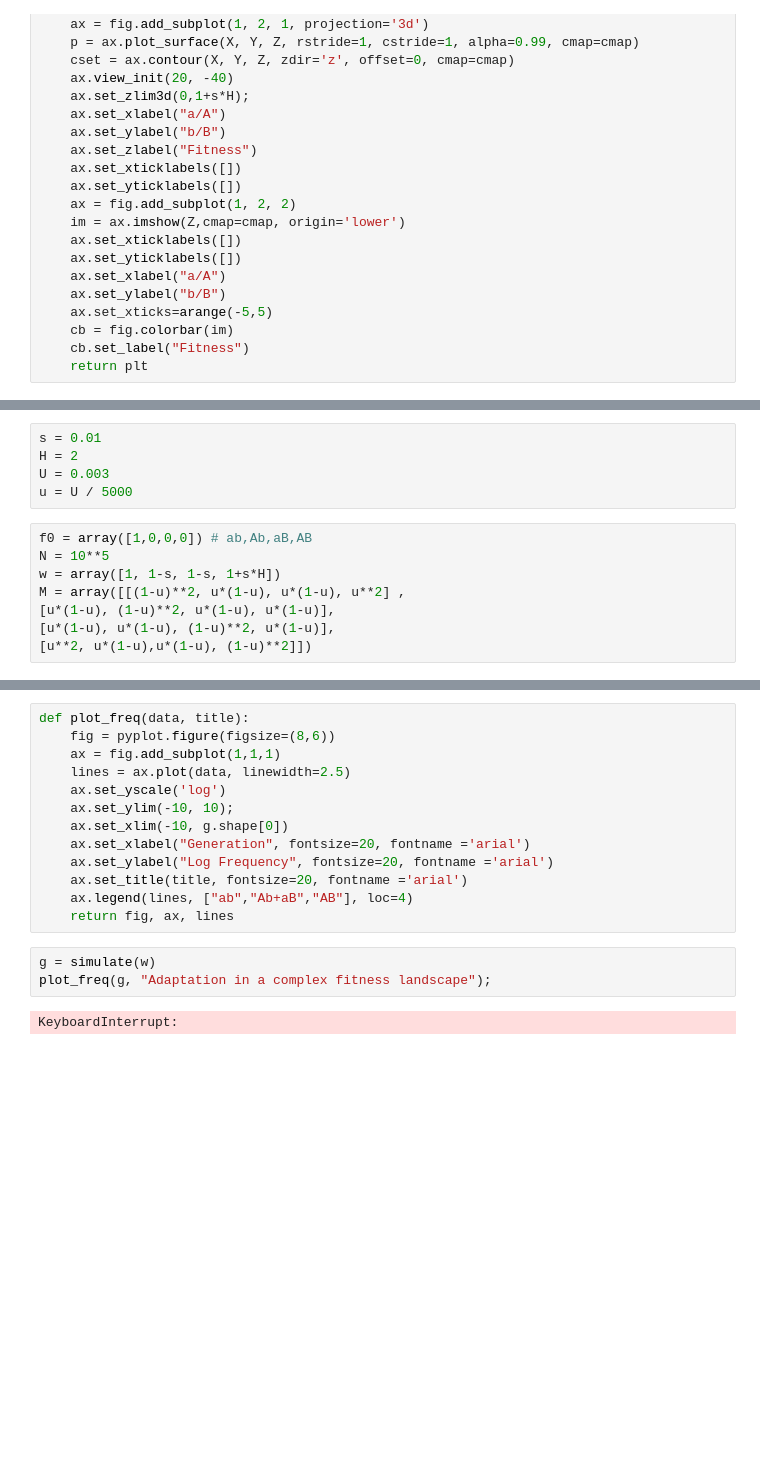
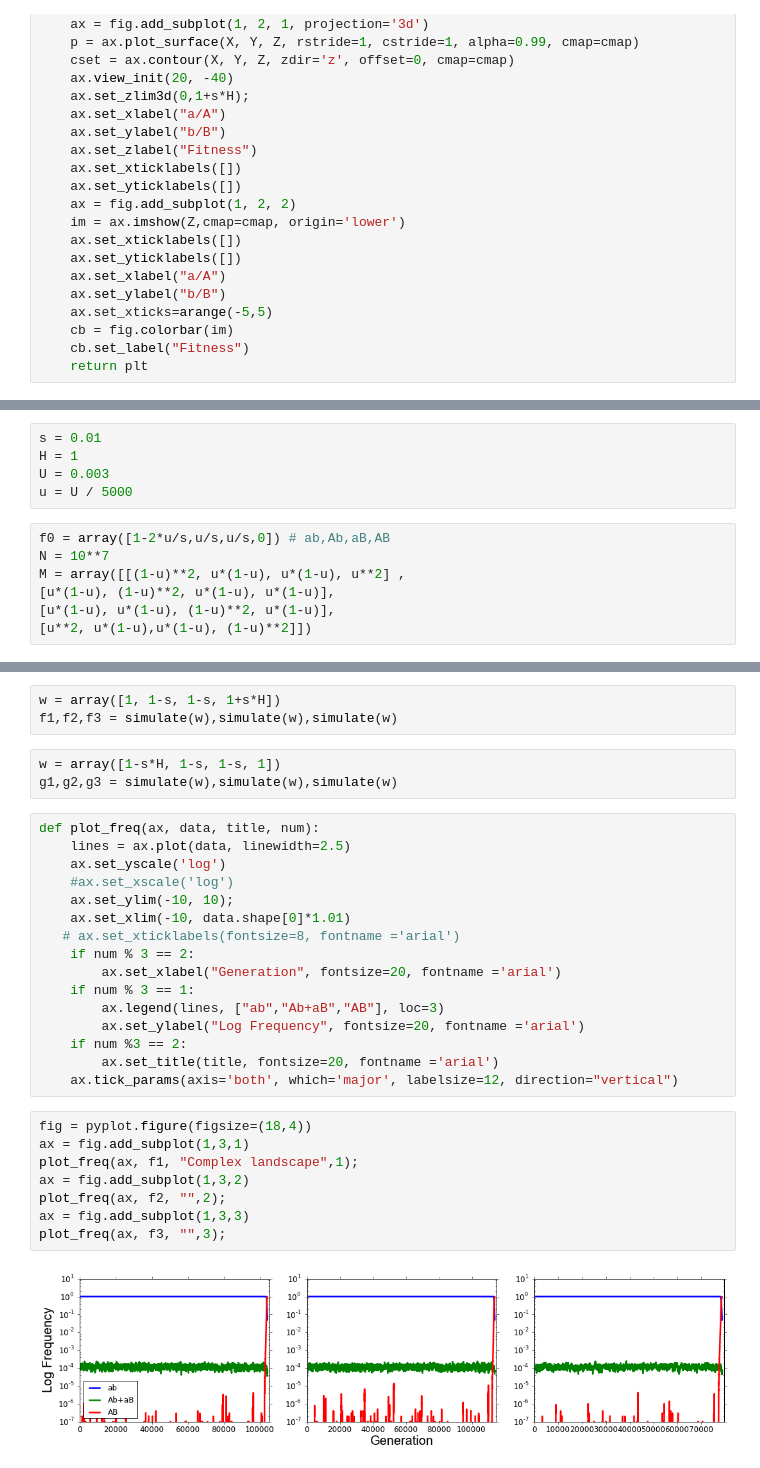
Before and after one commit to yoavram/SIDEER2013, a Jupyter notebook: presentation.ipynb, the cells around one changed output, grey strips where cells are left out. Cells and saved outputs as stored; diff of their text form; blank space fills up the shorter version.

```diff
--- a/presentation.ipynb
+++ b/presentation.ipynb
@@ -56,12 +56,11 @@ plot_fitness_landscape(s=0.1,H=2, fitness=simple_fitness);
 # %%
 s = 0.01
-H = 2
+H = 1
 U = 0.003
 u = U / 5000
 # %%
-f0 = array([1,0,0,0]) # ab,Ab,aB,AB
-N = 10**5
-w = array([1, 1-s, 1-s, 1+s*H])
+f0 = array([1-2*u/s,u/s,u/s,0]) # ab,Ab,aB,AB
+N = 10**7
 M = array([[(1-u)**2, u*(1-u), u*(1-u), u**2] ,
 [u*(1-u), (1-u)**2, u*(1-u), u*(1-u)],
 [u*(1-u), u*(1-u), (1-u)**2, u*(1-u)],
@@ -119,18 +83,32 @@ KeyboardInterrupt:
+# %%
+w = array([1, 1-s, 1-s, 1+s*H])
+f1,f2,f3 = simulate(w),simulate(w),simulate(w)
+# %%
+w = array([1-s*H, 1-s, 1-s, 1])
+g1,g2,g3 = simulate(w),simulate(w),simulate(w)
 # %%
-def plot_freq(data, title):
-    fig = pyplot.figure(figsize=(8,6))
-    ax = fig.add_subplot(1,1,1)
+def plot_freq(ax, data, title, num):
     lines = ax.plot(data, linewidth=2.5)
     ax.set_yscale('log')
+    #ax.set_xscale('log')
     ax.set_ylim(-10, 10);
-    ax.set_xlim(-10, g.shape[0])
-    ax.set_xlabel("Generation", fontsize=20, fontname ='arial')
-    ax.set_ylabel("Log Frequency", fontsize=20, fontname ='arial')
-    ax.set_title(title, fontsize=20, fontname ='arial')
-    ax.legend(lines, ["ab","Ab+aB","AB"], loc=4)
-    return fig, ax, lines
+    ax.set_xlim(-10, data.shape[0]*1.01)
+   # ax.set_xticklabels(fontsize=8, fontname ='arial')
+    if num % 3 == 2:
+        ax.set_xlabel("Generation", fontsize=20, fontname ='arial')
+    if num % 3 == 1:
+        ax.legend(lines, ["ab","Ab+aB","AB"], loc=3)
+        ax.set_ylabel("Log Frequency", fontsize=20, fontname ='arial')
+    if num %3 == 2:
+        ax.set_title(title, fontsize=20, fontname ='arial')
+    ax.tick_params(axis='both', which='major', labelsize=12, direction="vertical")
-# %%
-g = simulate(w)
-plot_freq(g, "Adaptation in a complex fitness landscape");
-# %% [output]
-KeyboardInterrupt:
+# %%
+fig = pyplot.figure(figsize=(18,4))
+ax = fig.add_subplot(1,3,1)
+plot_freq(ax, f1, "Complex landscape",1);
+ax = fig.add_subplot(1,3,2)
+plot_freq(ax, f2, "",2);
+ax = fig.add_subplot(1,3,3)
+plot_freq(ax, f3, "",3);
+# %% [output]
+[figure, added]
```
Also changed, not shown: parts of 18 cells of this notebook, 1 other file.
